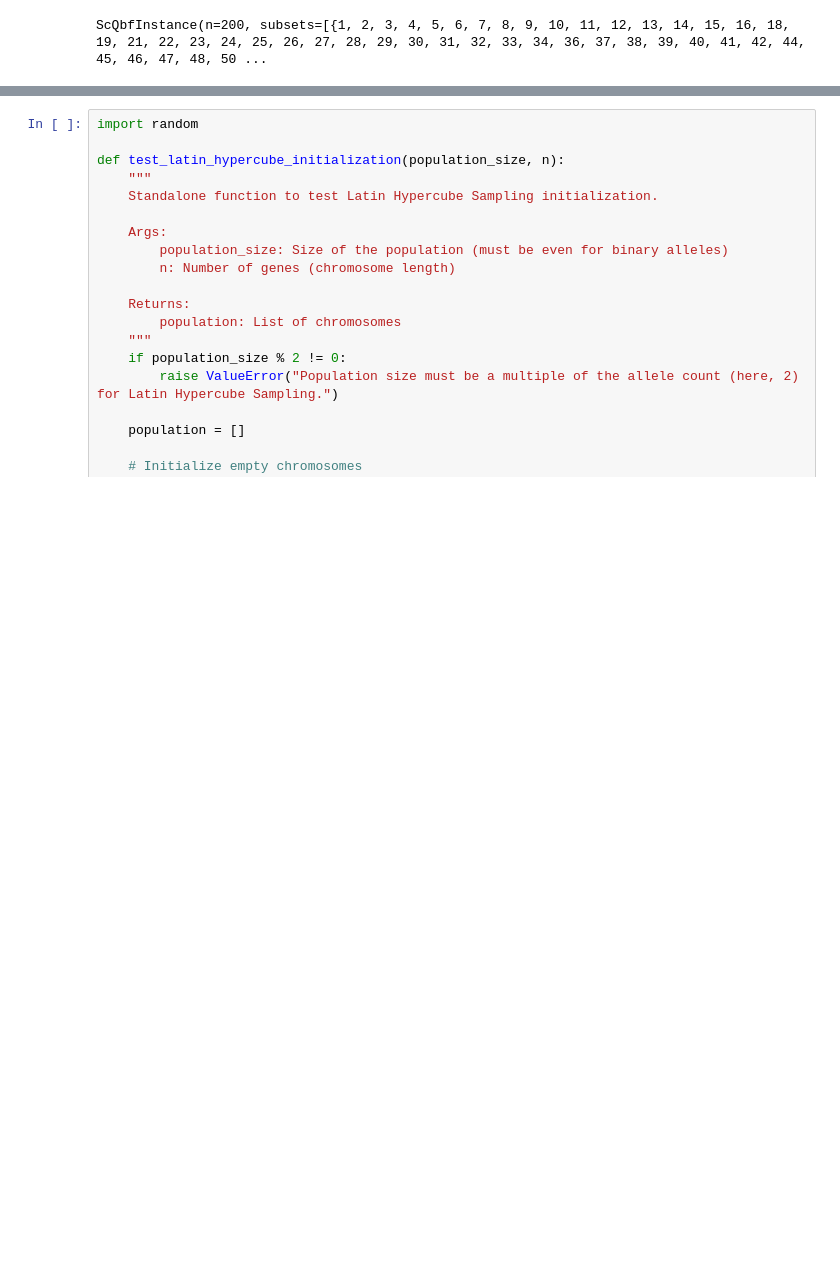
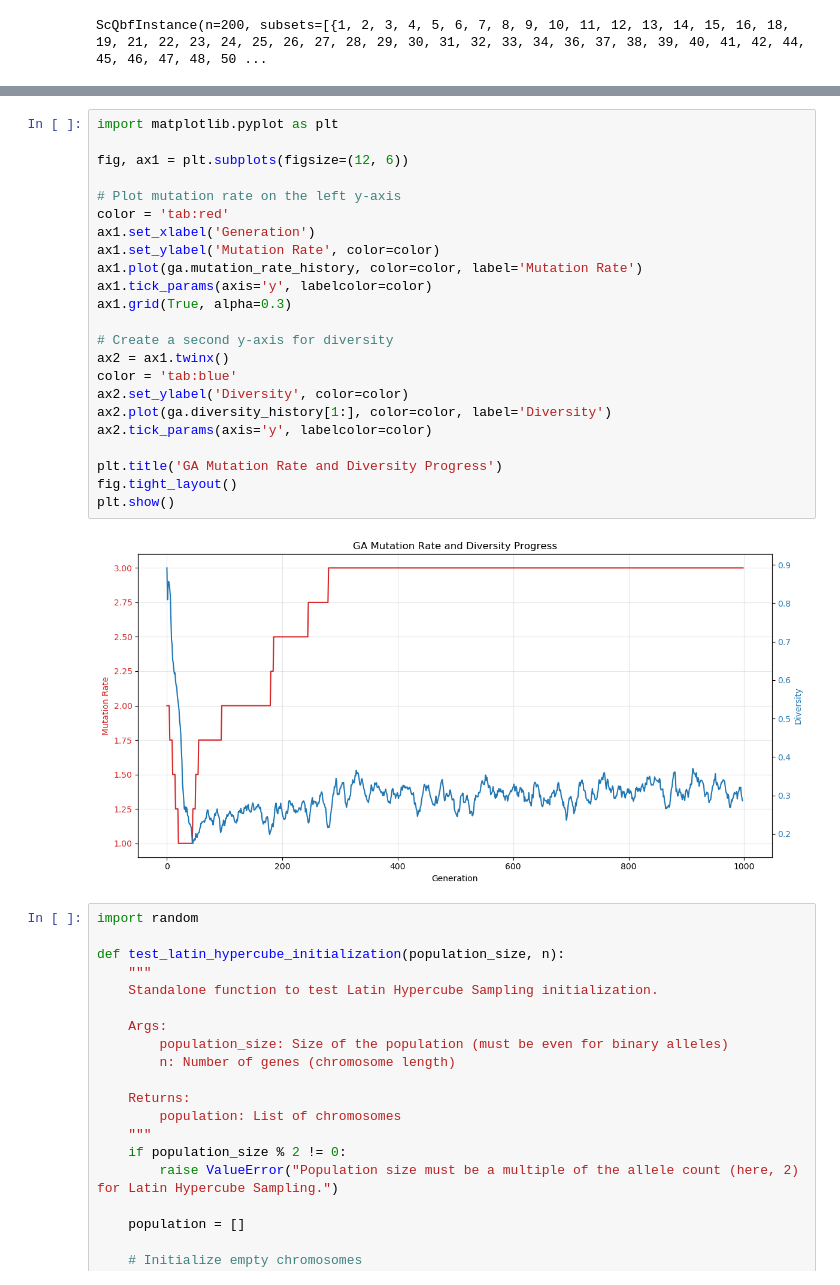
Before and after one commit to Everton-Colombo/MO824-A4, a Jupyter notebook: test.ipynb, the cells around one changed output, grey strips where cells are left out. Drawn from its saved outputs; the diff is of its cells as text; blank space fills up the shorter version.

```diff
--- a/test.ipynb
+++ b/test.ipynb
@@ -49,3 +52,28 @@ plt.show()
+# %%
+import matplotlib.pyplot as plt
+
+fig, ax1 = plt.subplots(figsize=(12, 6))
+
+# Plot mutation rate on the left y-axis
+color = 'tab:red'
+ax1.set_xlabel('Generation')
+ax1.set_ylabel('Mutation Rate', color=color)
+ax1.plot(ga.mutation_rate_history, color=color, label='Mutation Rate')
+ax1.tick_params(axis='y', labelcolor=color)
+ax1.grid(True, alpha=0.3)
+
+# Create a second y-axis for diversity
+ax2 = ax1.twinx()
+color = 'tab:blue'
+ax2.set_ylabel('Diversity', color=color)
+ax2.plot(ga.diversity_history[1:], color=color, label='Diversity')
+ax2.tick_params(axis='y', labelcolor=color)
+
+plt.title('GA Mutation Rate and Diversity Progress')
+fig.tight_layout()
+plt.show()
+# %% [output]
+[figure, added]
 # %%
 import random
 
```
Also changed, not shown: parts of 2 cells of this notebook, 1 other file.
